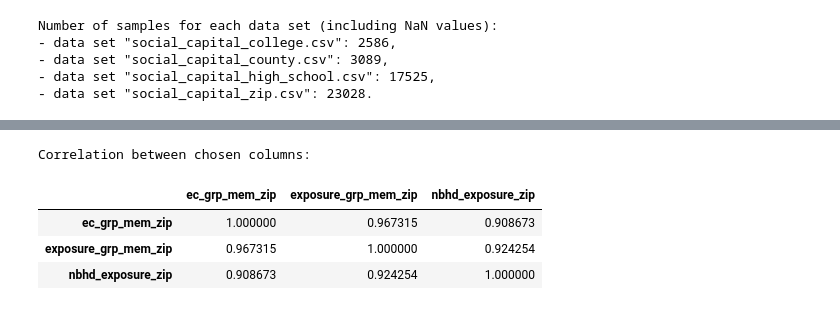
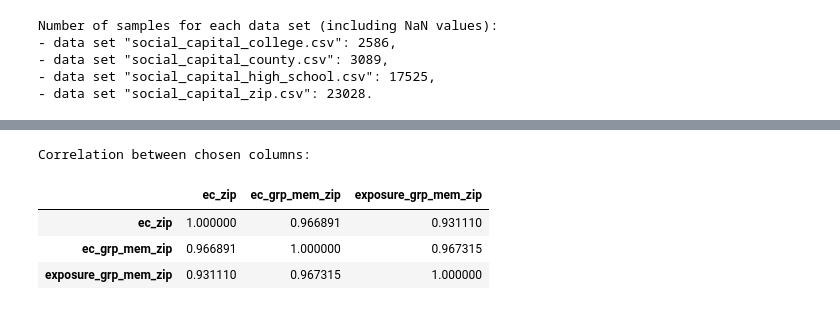
Before and after one commit to xmihol00/deep_learning, a Jupyter notebook: variable_check.ipynb, the cells around one changed output, grey strips where cells are left out. Cells and saved outputs as stored; diff of their text form; code cells hidden in the pictures.

```diff
--- a/variable_check.ipynb
+++ b/variable_check.ipynb
@@ -71,0 +140,6 @@ Histogram overlayed with estimated normal distribution pdf:
+# %%
+selected_cols = sc_zip_df[["ec_zip",
+                           "ec_grp_mem_zip",
+                           "exposure_grp_mem_zip"]]
+print("Covariance matrix of the chosen columns:")
+selected_cols.cov()
@@ -72,12 +152,9 @@ Histogram overlayed with estimated normal distribution pdf:
 # %%
-selected_cols = sc_zip_df[["ec_grp_mem_zip",
-                           "exposure_grp_mem_zip",
-                           "nbhd_exposure_zip"]]
 print("Correlation between chosen columns:")
 selected_cols.corr()
 # %% [output]
 Correlation between chosen columns:
-|  | ec_grp_mem_zip | exposure_grp_mem_zip | nbhd_exposure_zip |
-| ec_grp_mem_zip | 1.000000 | 0.967315 | 0.908673 |
-| exposure_grp_mem_zip | 0.967315 | 1.000000 | 0.924254 |
-| nbhd_exposure_zip | 0.908673 | 0.924254 | 1.000000 |
+|  | ec_zip | ec_grp_mem_zip | exposure_grp_mem_zip |
+| ec_zip | 1.000000 | 0.966891 | 0.931110 |
+| ec_grp_mem_zip | 0.966891 | 1.000000 | 0.967315 |
+| exposure_grp_mem_zip | 0.931110 | 0.967315 | 1.000000 |
```
Also changed, not shown: parts of 12 cells of this notebook, 1 other file.
